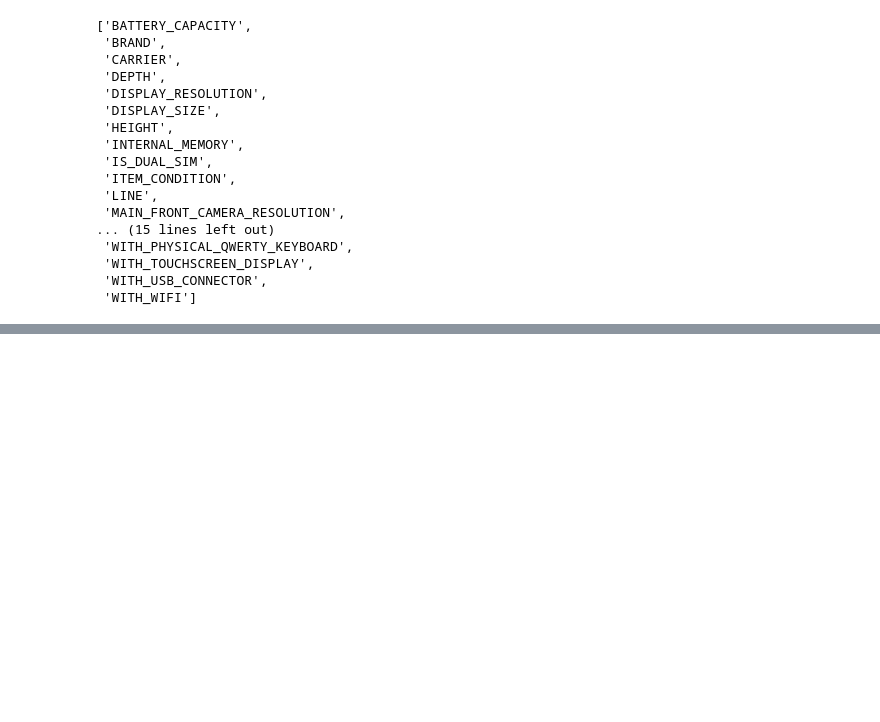
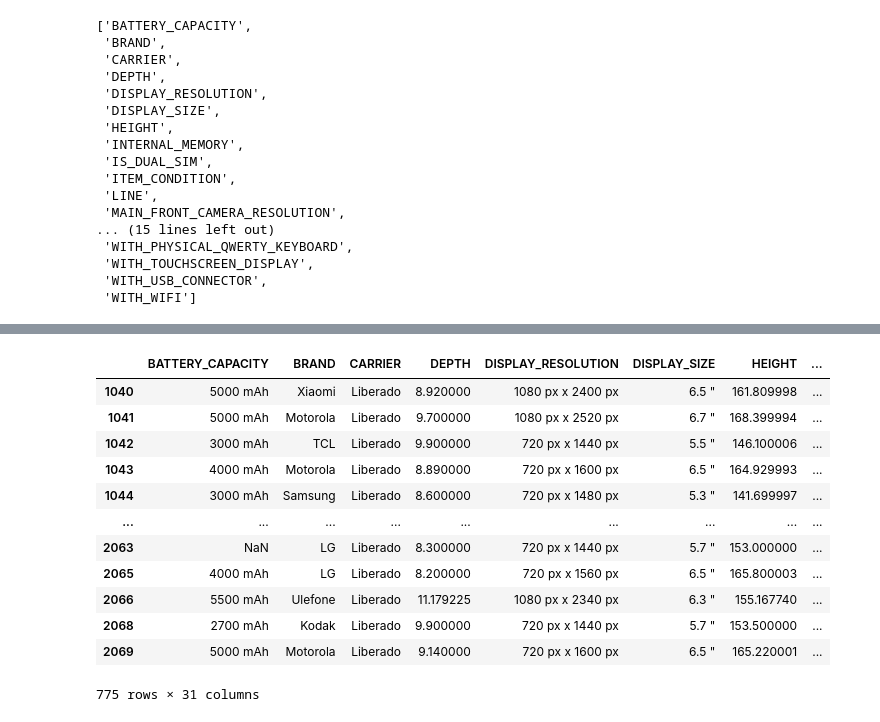
Before and after one commit to Mattzvl/EDA_API_ML, a Jupyter notebook: EDA_API_MELI_partII.ipynb, the cells around one changed output, grey strips where cells are left out. Cells and saved outputs as stored; diff of their text form; code cells hidden in the pictures; blank space fills up the shorter version.

```diff
--- a/EDA_API_MELI_partII.ipynb
+++ b/EDA_API_MELI_partII.ipynb
@@ -1463,0 +1468,2 @@ data_cell_att[columns_att_less_nulls]
+# %%
+data_cell_att_minus = data_cell_att[columns_att_less_nulls].copy()
@@ -1463,0 +1521,32 @@ data_cell_att[columns_att_less_nulls]
+# %%
+a, b = limpieza(data_cell_att_minus,'DEPTH', 'mm')
+data_cell_att_minus.loc[b, 'DEPTH'] = a
+
+a, b = limpieza(data_cell_att_minus,'DEPTH', 'cm')
+data_cell_att_minus.loc[b, 'DEPTH'] = a
+data_cell_att_minus['DEPTH']=data_cell_att_minus['DEPTH'].astype('float32')
+data_cell_att_minus.loc[b, 'DEPTH'] = data_cell_att_minus.loc[b, 'DEPTH']*10
+
+a, b = limpieza(data_cell_att_minus,'HEIGHT', 'mm')
+data_cell_att_minus.loc[b, 'HEIGHT'] = a
+
+a, b = limpieza(data_cell_att_minus,'HEIGHT', 'cm')
+data_cell_att_minus.loc[b, 'HEIGHT'] = a
+data_cell_att_minus['HEIGHT']=data_cell_att_minus['HEIGHT'].astype('float32')
+data_cell_att_minus.loc[b, 'HEIGHT'] = data_cell_att_minus.loc[b, 'HEIGHT']*10
+
+a, b = limpieza(data_cell_att_minus,'WIDTH', 'mm')
+data_cell_att_minus.loc[b, 'WIDTH'] = a
+
+a, b = limpieza(data_cell_att_minus,'WIDTH', 'cm')
+data_cell_att_minus.loc[b, 'WIDTH'] = a
+data_cell_att_minus['WIDTH']=data_cell_att_minus['WIDTH'].astype('float32')
+data_cell_att_minus.loc[b, 'WIDTH'] = data_cell_att_minus.loc[b, 'WIDTH']*10
+# %%
+a, b = limpieza(data_cell_att_minus,'WEIGHT', 'g')
+data_cell_att_minus.loc[b, 'WEIGHT'] = a
+
+a, b = limpieza(data_cell_att_minus,'WEIGHT', 'k')
+data_cell_att_minus.loc[b, 'WEIGHT'] = a
+data_cell_att_minus['WEIGHT']=data_cell_att_minus['WEIGHT'].astype('float32')
+data_cell_att_minus.loc[b, 'WEIGHT'] = data_cell_att_minus.loc[b, 'WEIGHT']/1000
@@ -1463,0 +1555,6 @@ data_cell_att[columns_att_less_nulls]
+# %%
+# voy a imputar con la media
+data_cell_att_minus['DEPTH'].fillna((data_cell_att_minus['DEPTH'].mean()), inplace=True)
+data_cell_att_minus['HEIGHT'].fillna((data_cell_att_minus['HEIGHT'].mean()), inplace=True)
+data_cell_att_minus['WIDTH'].fillna((data_cell_att_minus['WIDTH'].mean()), inplace=True)
+data_cell_att_minus['WEIGHT'].fillna((data_cell_att_minus['WEIGHT'].mean()), inplace=True)
@@ -1464,3 +1581,19 @@ data_cell_att[columns_att_less_nulls]
+# %%
+data_cell_att_minus
+# %% [output]
+|  | BATTERY_CAPACITY | BRAND | CARRIER | DEPTH | DISPLAY_RESOLUTION | DISPLAY_SIZE | HEIGHT | ... |
+| 1040 | 5000 mAh | Xiaomi | Liberado | 8.920000 | 1080 px x 2400 px | 6.5 " | 161.809998 | ... |
+| 1041 | 5000 mAh | Motorola | Liberado | 9.700000 | 1080 px x 2520 px | 6.7 " | 168.399994 | ... |
+| 1042 | 3000 mAh | TCL | Liberado | 9.900000 | 720 px x 1440 px | 5.5 " | 146.100006 | ... |
+| 1043 | 4000 mAh | Motorola | Liberado | 8.890000 | 720 px x 1600 px | 6.5 " | 164.929993 | ... |
+| 1044 | 3000 mAh | Samsung | Liberado | 8.600000 | 720 px x 1480 px | 5.3 " | 141.699997 | ... |
+| ... | ... | ... | ... | ... | ... | ... | ... | ... |
+| 2063 | NaN | LG | Liberado | 8.300000 | 720 px x 1440 px | 5.7 " | 153.000000 | ... |
+| 2065 | 4000 mAh | LG | Liberado | 8.200000 | 720 px x 1560 px | 6.5 " | 165.800003 | ... |
+| 2066 | 5500 mAh | Ulefone | Liberado | 11.179225 | 1080 px x 2340 px | 6.3 " | 155.167740 | ... |
+| 2068 | 2700 mAh | Kodak | Liberado | 9.900000 | 720 px x 1440 px | 5.7 " | 153.500000 | ... |
+| 2069 | 5000 mAh | Motorola | Liberado | 9.140000 | 720 px x 1600 px | 6.5 " | 165.220001 | ... |
+775 rows × 31 columns
 # %%
 data_cell_ext = pd.concat([data_cell, data_cell_att[columns_att_less_nulls]], axis = 1)
 data_cell_ext
```
Also changed, not shown: parts of 8 cells of this notebook.
